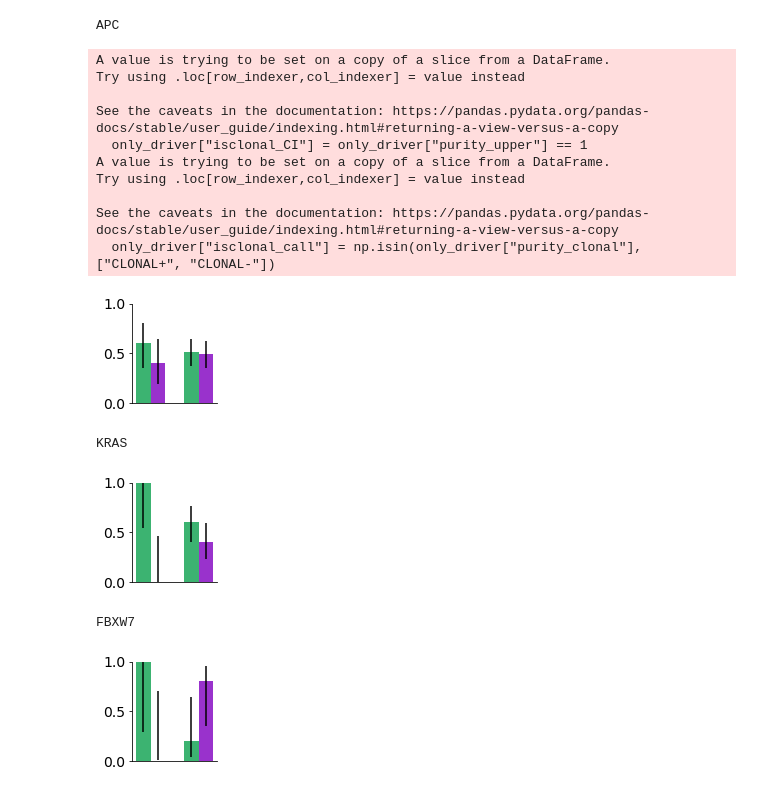
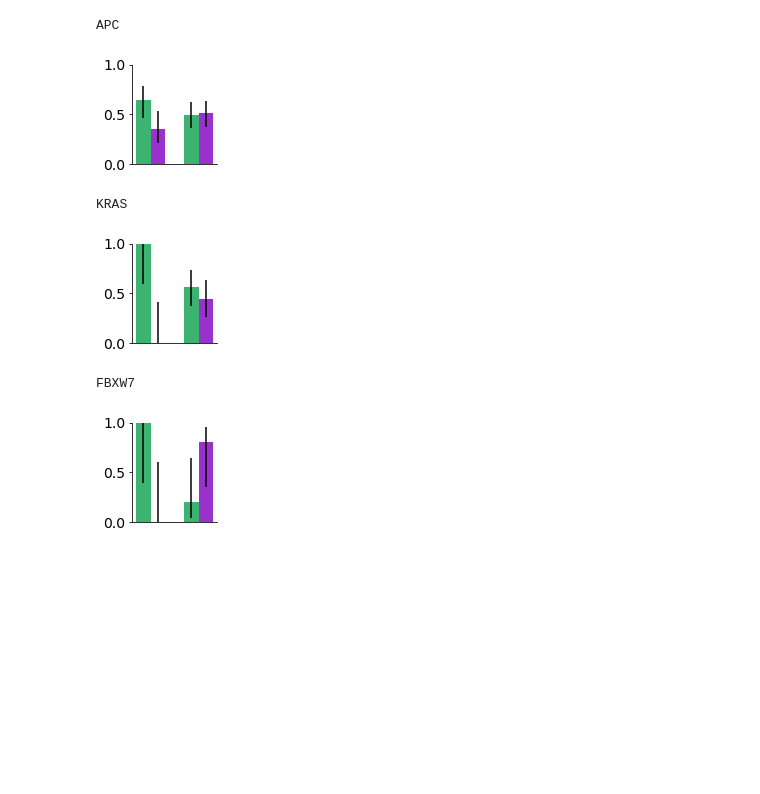
Before and after one commit to cancersysbio/HTAN-FAP, a Jupyter notebook: figures/main/figure1dg.ipynb, the cells around one changed output. Cells and saved outputs as stored; diff of their text form; code cells hidden in the pictures; blank space fills up the shorter version.

```diff
--- a/figures/main/figure1dg.ipynb
+++ b/figures/main/figure1dg.ipynb
@@ -17,7 +19,12 @@ save_plots = False
 # directory where you want to save pdf versions of the plots (only use if save_plots = TRUE)
 plots_dir = ""
 # %%
-filtered_maf_WGS = pd.read_csv(data_dir+"wgs/combined_noshared_FILTERED_muts_WGS.maf", sep="\t")
+filtered_maf_WGS = pd.read_csv(data_dir+"HTAN_WGS_filtered_ppVAFs.maf", sep="\t")
+filtered_maf_WES = pd.read_csv(data_dir+"HTAN_WES_filtered_ppVAFs.maf", sep="\t")
+
+WGS_samples = list(set(filtered_maf_WGS["Tumor_Sample_Barcode"]))
+sample_to_stage = dict(zip(filtered_maf_WGS["Tumor_Sample_Barcode"], filtered_maf_WGS["Stage"]))
+sample_to_stage.update(dict(zip(filtered_maf_WES["Tumor_Sample_Barcode"], filtered_maf_WES["Stage"])))
 # %%
 def compute_binomial_bayes_CI(successes, failures, width=0.95):
     upper_quantile = 1 - (1-width)/2
@@ -51,57 +179,49 @@ plt.show()
 # %%
-# FIGURE 1g
+# FIGURE 1g (WES and WGS)
 drivers_to_plot = ["APC", "KRAS", "FBXW7"]
 
 clonal_color = "darkorchid"
 subclonal_color = "mediumseagreen"
 color_array = [subclonal_color, clonal_color, subclonal_color, clonal_color]
 
 dodge = 0.15
 to_plot_x = [0 - dodge, 0 + dodge, 1 - dodge, 1 + dodge]
 for driver in drivers_to_plot:
     only_driver = filtered_maf_WGS[np.logical_and(filtered_maf_WGS["Driver"], filtered_maf_WGS["Hugo_Symbol"] == driver)]
-    only_driver["isclonal_CI"] = only_driver["purity_upper"] == 1
-    only_driver["isclonal_call"] = np.isin(only_driver["purity_clonal"], ["CLONAL+", "CLONAL-"])
+    only_driver_WES = filtered_maf_WES[np.logical_and(filtered_maf_WES["Driver"], filtered_maf_WES["Hugo_Symbol"] == driver)]
+    only_driver_WES = only_driver_WES[~np.isin(only_driver_WES["Tumor_Sample_Barcode"], WGS_samples)]
+    only_driver = pd.concat([only_driver, only_driver_WES], axis=0)
+    only_driver["isclonal_CI"] = only_driver["ppVAF_upper"] == 1
     only_benign = only_driver[only_driver["Stage"]=="Benign"]
     only_dysplasia = only_driver[only_driver["Stage"]=="Dysplasia"]
 
-    benign_subclonal = np.sum(~only_benign["isclonal_CI"])
-    benign_clonal = np.sum(only_benign["isclonal_CI"])
-    dysplasia_subclonal = np.sum(~only_dysplasia["isclonal_CI"])
-    dysplasia_clonal = np.sum(only_dysplasia["isclonal_CI"])
+    benign_subclonal = np.sum(~only_benign["final_clonal"])
+    benign_clonal = np.sum(only_benign["final_clonal"])
+    dysplasia_subclonal = np.sum(~only_dysplasia["final_clonal"])
+    dysplasia_clonal = np.sum(only_dysplasia["final_clonal"])
 
     to_plot_y = np.array([benign_subclonal/(benign_subclonal+benign_clonal), benign_clonal/(benign_subclonal+benign_clonal), dysplasia_subclonal/(dysplasia_subclonal+dysplasia_clonal), dysplasia_clonal/(dysplasia_subclonal+dysplasia_clonal)])
     to_plot_errors = np.transpose(np.array([compute_binomial_bayes_CI(benign_subclonal, benign_clonal), compute_binomial_bayes_CI(benign_clonal, benign_subclonal), compute_binomial_bayes_CI(dysplasia_subclonal, dysplasia_clonal), compute_binomial_bayes_CI(dysplasia_clonal, dysplasia_subclonal)]))
     to_plot_errors[0,:] = to_plot_y - to_plot_errors[0,:]
     to_plot_errors[1,:] = to_plot_errors[1,:] - to_plot_y
 
     print(driver)
 
     fig, ax = plt.subplots(1,1,figsize=(2,2))
     plt.bar(x=to_plot_x, height=to_plot_y, yerr=to_plot_errors, color=color_array, width=dodge*2)
     plt.xlabel("")
     plt.xticks([])
     plt.ylim(0,1)
     ax.spines['top'].set_visible(False)
     ax.spines['right'].set_visible(False)
     plt.tight_layout()
     if save_plots:
-        plt.savefig(plots_dir+"Fig1g_"+driver+"_clonal_CI_bar.pdf")
+        plt.savefig(plots_dir+"Fig1g_"+driver+"_clonal_class_bar.pdf")
     plt.show()
 # %% [output]
 APC
+[figure, new version]
-A value is trying to be set on a copy of a slice from a DataFrame.
-Try using .loc[row_indexer,col_indexer] = value instead
-
-See the caveats in the documentation: https://pandas.pydata.org/pandas-docs/stable/user_guide/indexing.html#returning-a-view-versus-a-copy
-  only_driver["isclonal_CI"] = only_driver["purity_upper"] == 1
-A value is trying to be set on a copy of a slice from a DataFrame.
-Try using .loc[row_indexer,col_indexer] = value instead
-
-See the caveats in the documentation: https://pandas.pydata.org/pandas-docs/stable/user_guide/indexing.html#returning-a-view-versus-a-copy
-  only_driver["isclonal_call"] = np.isin(only_driver["purity_clonal"], ["CLONAL+", "CLONAL-"])
+KRAS
-[figure, old version]
+[figure, new version]
-KRAS
+FBXW7
-[figure, old version]
-FBXW7
-[figure, old version]
+[figure, new version]
```
Also changed, not shown: parts of 5 cells of this notebook, 2 other files.
